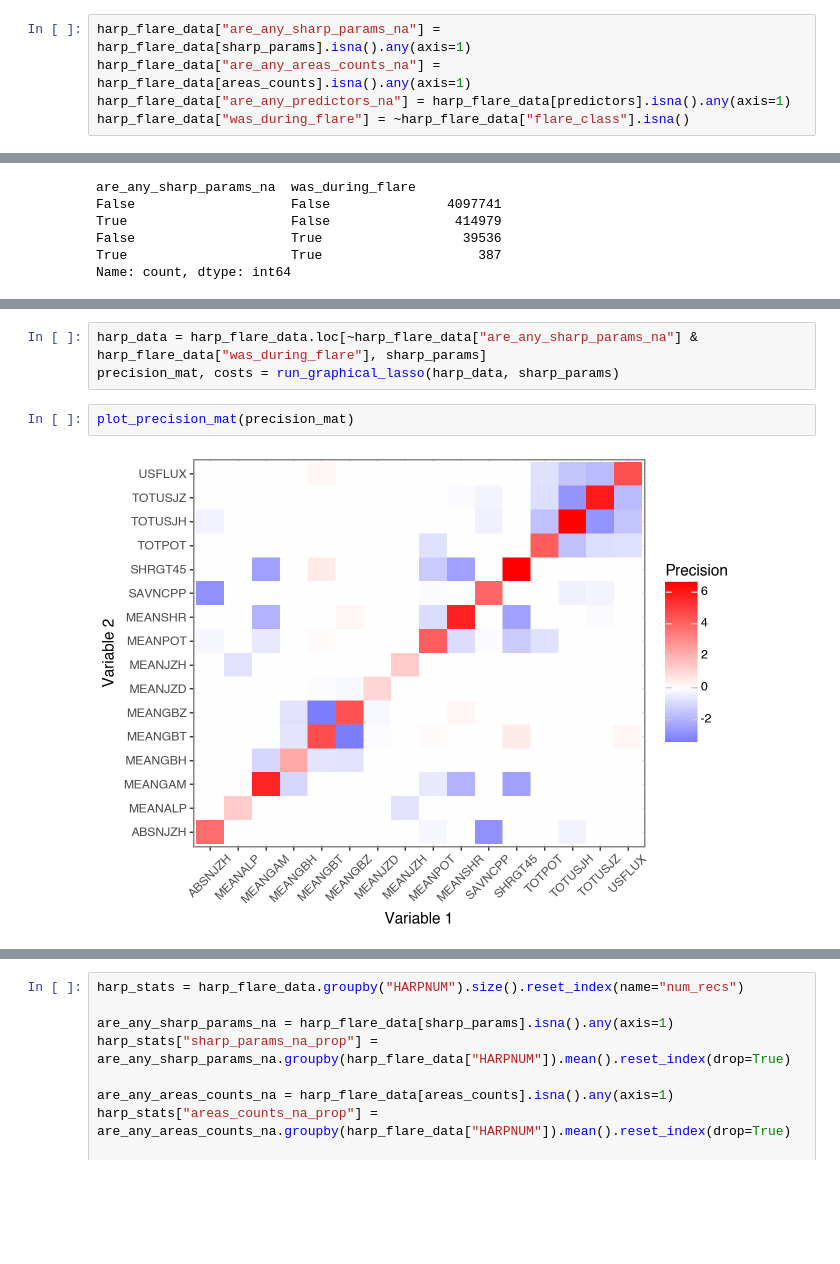
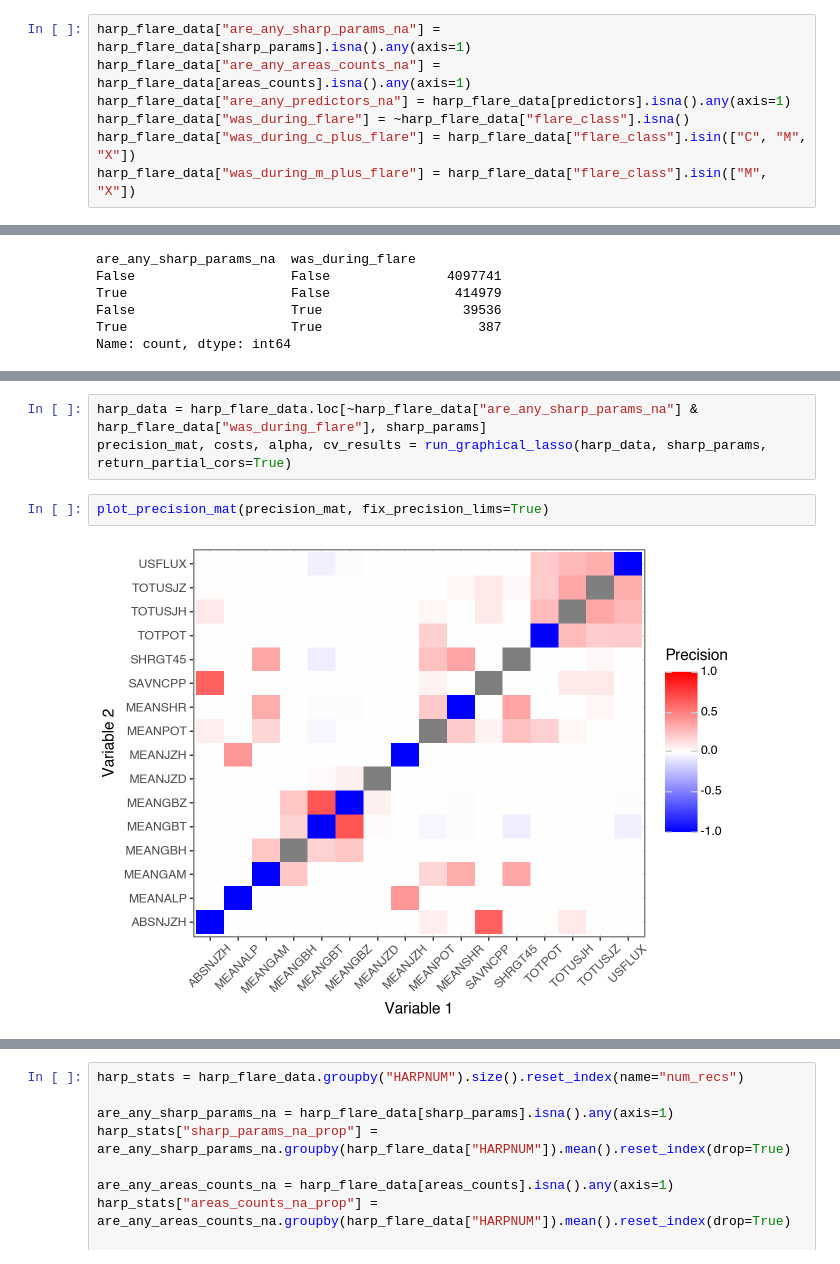
Before and after one commit to victorverma/xray_flux_forecasting, a Jupyter notebook: notebooks/graphical_lasso.ipynb, the cells around one changed output, grey strips where cells are left out. Cells and saved outputs as stored; diff of their text form; blank space fills up the shorter version.

Commit message:
Use CV version of graphical lasso

```diff
--- a/notebooks/graphical_lasso.ipynb
+++ b/notebooks/graphical_lasso.ipynb
@@ -31,6 +31,8 @@ harp_flare_data["are_any_sharp_params_na"] = harp_flare_data[sharp_params].isna(
 harp_flare_data["are_any_areas_counts_na"] = harp_flare_data[areas_counts].isna().any(axis=1)
 harp_flare_data["are_any_predictors_na"] = harp_flare_data[predictors].isna().any(axis=1)
 harp_flare_data["was_during_flare"] = ~harp_flare_data["flare_class"].isna()
+harp_flare_data["was_during_c_plus_flare"] = harp_flare_data["flare_class"].isin(["C", "M", "X"])
+harp_flare_data["was_during_m_plus_flare"] = harp_flare_data["flare_class"].isin(["M", "X"])
 # %%
 harp_flare_data[["are_any_sharp_params_na", "was_during_flare"]].value_counts()
 # %% [output]
@@ -74,11 +139,11 @@ def plot_costs(costs: pd.DataFrame) -> ggplot:
     return plot
 # %%
 harp_data = harp_flare_data.loc[~harp_flare_data["are_any_sharp_params_na"] & harp_flare_data["was_during_flare"], sharp_params]
-precision_mat, costs = run_graphical_lasso(harp_data, sharp_params)
+precision_mat, costs, alpha, cv_results = run_graphical_lasso(harp_data, sharp_params, return_partial_cors=True)
 # %%
-plot_precision_mat(precision_mat)
+plot_precision_mat(precision_mat, fix_precision_lims=True)
 # %% [output]
-[figure, old version]
+[figure, new version]
 # %%
 plot_costs(costs)
 # %% [output]
```
Also changed, not shown: parts of 20 cells of this notebook.
